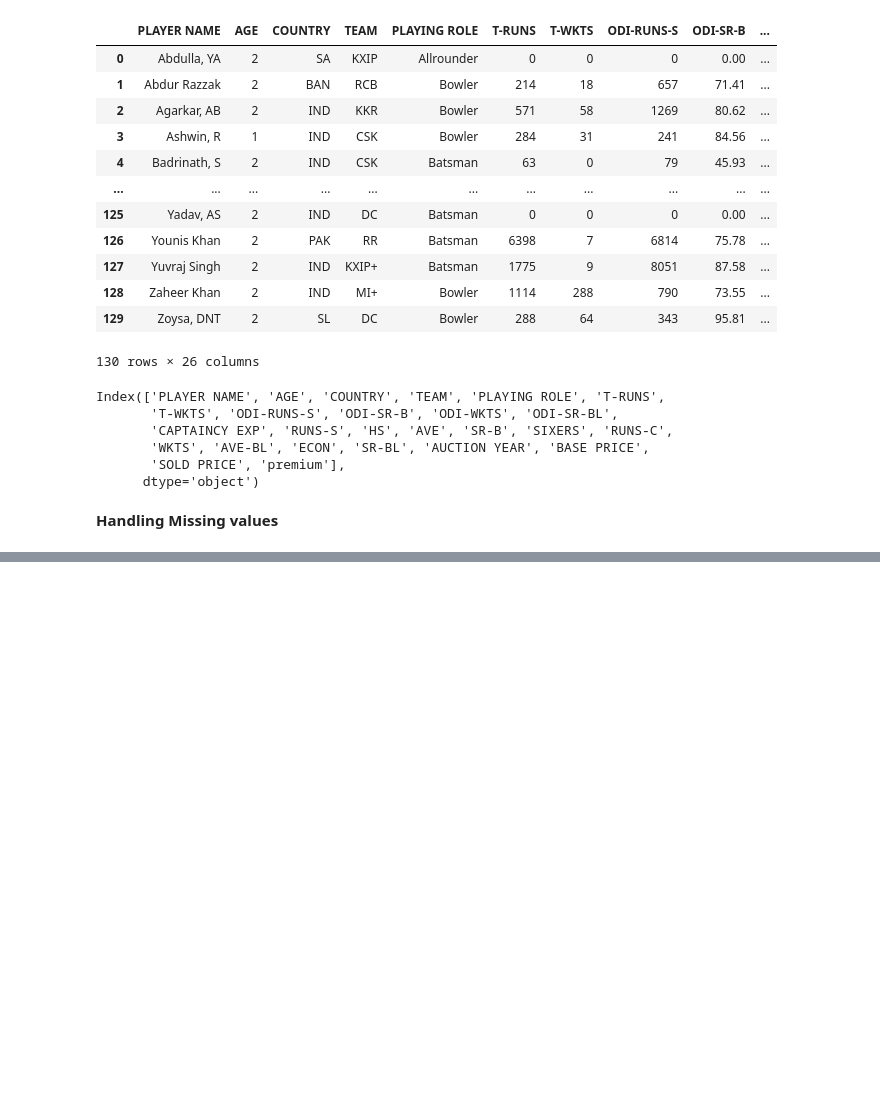
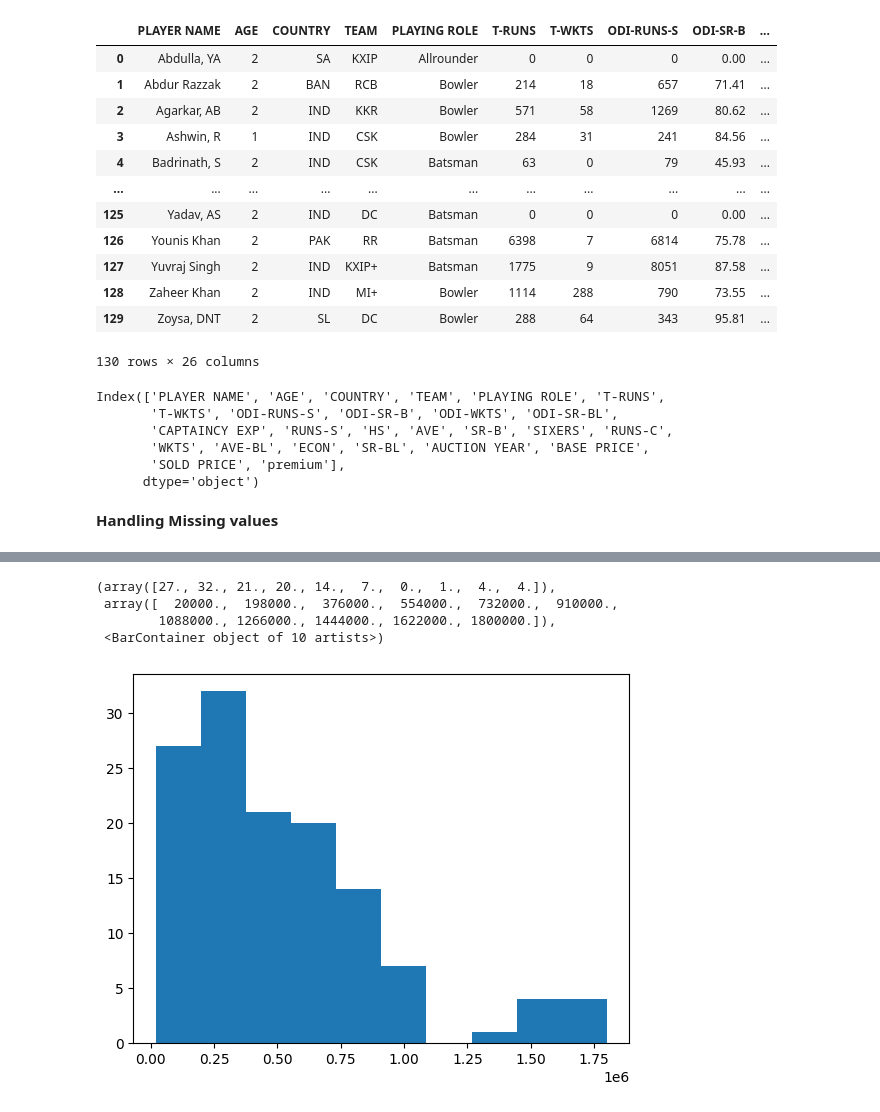
Before and after one commit to aparna-2001/machine_learning_using_python, a Jupyter notebook: Descriptive_analysis_ipl_data.ipynb, the cells around one changed output, grey strips where cells are left out. Saved outputs shown, nothing was run; the diff lists cells and outputs as text; code cells hidden in the pictures; blank space fills up the shorter version.

```diff
--- a/Descriptive_analysis_ipl_data.ipynb
+++ b/Descriptive_analysis_ipl_data.ipynb
@@ -205,0 +245,8 @@ Index(['PLAYER NAME', 'AGE', 'COUNTRY', 'TEAM', 'PLAYING ROLE', 'T-RUNS',
+# %%
+plt.hist(ipl_df['SOLD PRICE'])
+# %% [output]
+(array([27., 32., 21., 20., 14.,  7.,  0.,  1.,  4.,  4.]),
+ array([  20000.,  198000.,  376000.,  554000.,  732000.,  910000.,
+        1088000., 1266000., 1444000., 1622000., 1800000.]),
+ <BarContainer object of 10 artists>)
+[figure, added]
```
Also changed, not shown: parts of 23 cells of this notebook.
